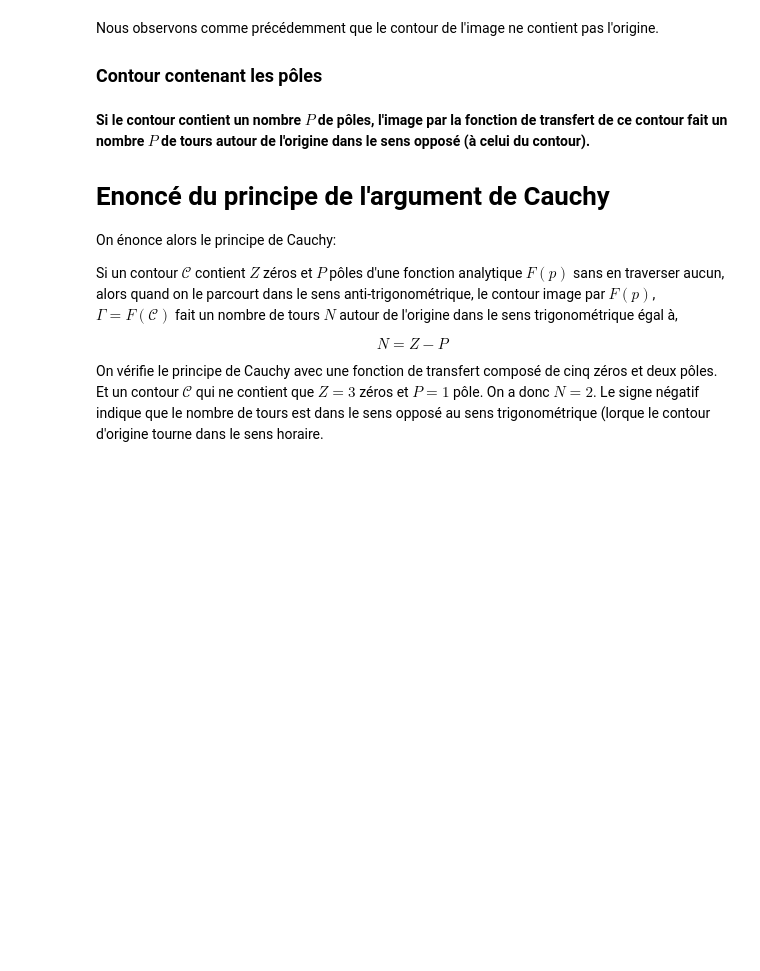
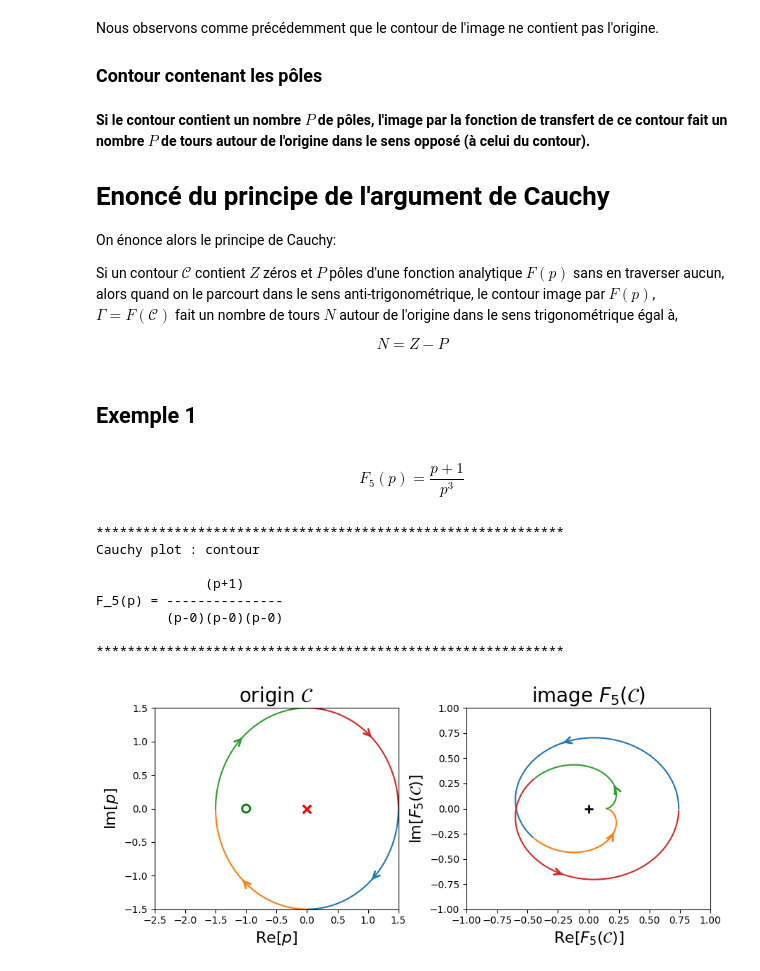
Before and after one commit to FilipeVasconcelos/syslinauto_book, a Jupyter notebook: notebook/principe_cauchy/principe_de_l_argument_de_cauchy.ipynb, the cells around one changed output. Cells and saved outputs as stored; diff of their text form; code cells hidden in the pictures; blank space fills up the shorter version.

```diff
--- a/notebook/principe_cauchy/principe_de_l_argument_de_cauchy.ipynb
+++ b/notebook/principe_cauchy/principe_de_l_argument_de_cauchy.ipynb
@@ -245,6 +199,28 @@ sans en traverser aucun, alors quand on le parcourt dans le sens anti-trigonomé
 $$
     N=Z-P
 $$
-
-On vérifie le principe de Cauchy avec une fonction de transfert composé de cinq zéros et deux pôles.
-Et un contour $\mathcal{C}$ qui ne contient que $Z=3$ zéros et $P=1$ pôle. On a donc $N=2$. Le signe négatif indique que le nombre de tours est dans le sens opposé au sens trigonométrique (lorque le contour d'origine tourne dans le sens horaire.
+# %% [markdown]
+## Exemple 1
+# %% [markdown]
+$$
+F_5(p)=\dfrac{p+1}{p^3}
+$$
+# %%
+zeros=[(-1,0)]
+poles=[(0,0),(0,0),(0,0)]
+gain=1
+F_5=Ftransfert(zeros=zeros,poles=poles,gain=gain,name="F_5")
+# %%
+C3=circle(center=(0,0),radius=1.5)
+C3_inv=circle(center=(-1,0),radius=0.75,inverse=True)
+F_5.cauchy(C3,xlim=[(-2.5,1.5),(-1,1)],ylim=[(-1.5,1.5),(-1,1)])
+# %% [output]
+************************************************************
+Cauchy plot : contour
+
+              (p+1)
+F_5(p) = ---------------
+         (p-0)(p-0)(p-0)
+
+************************************************************
+[figure, added]
```
Also changed, not shown: parts of 15 cells of this notebook, 2 other files.
